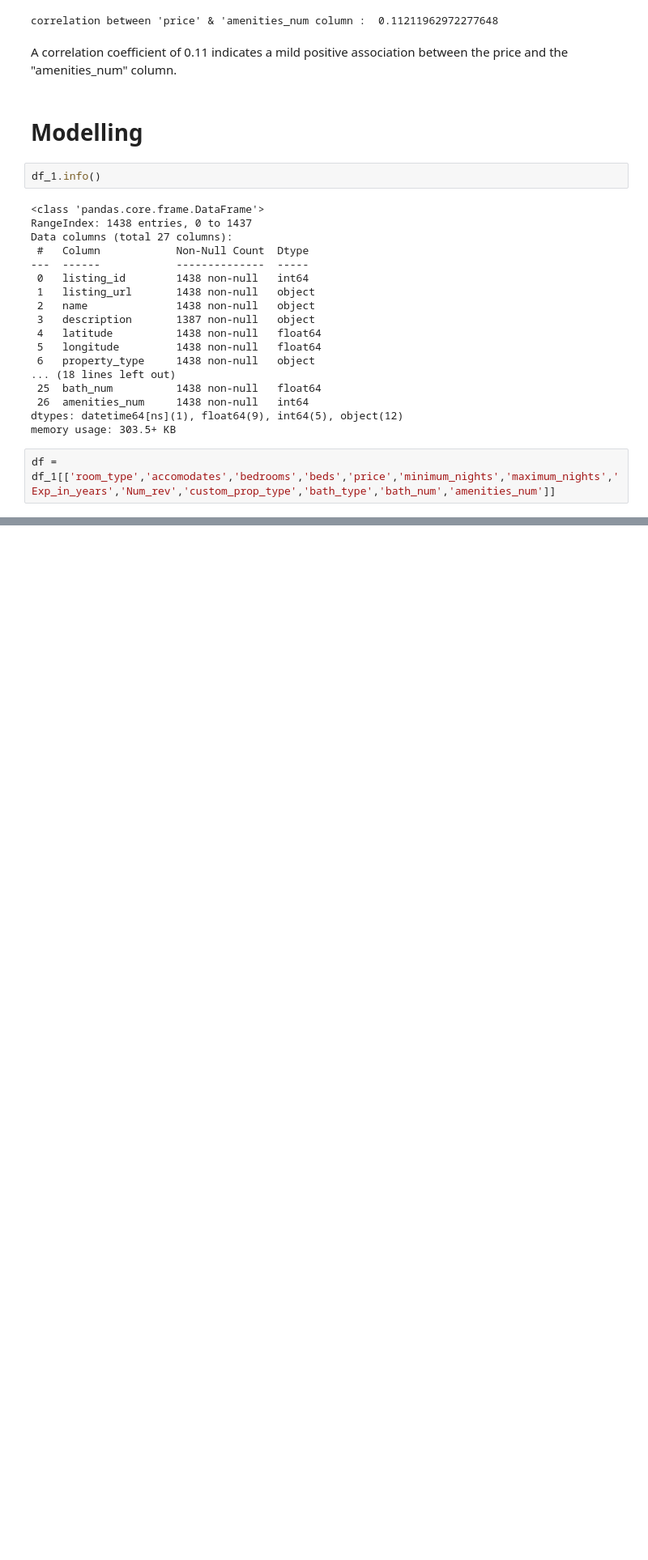
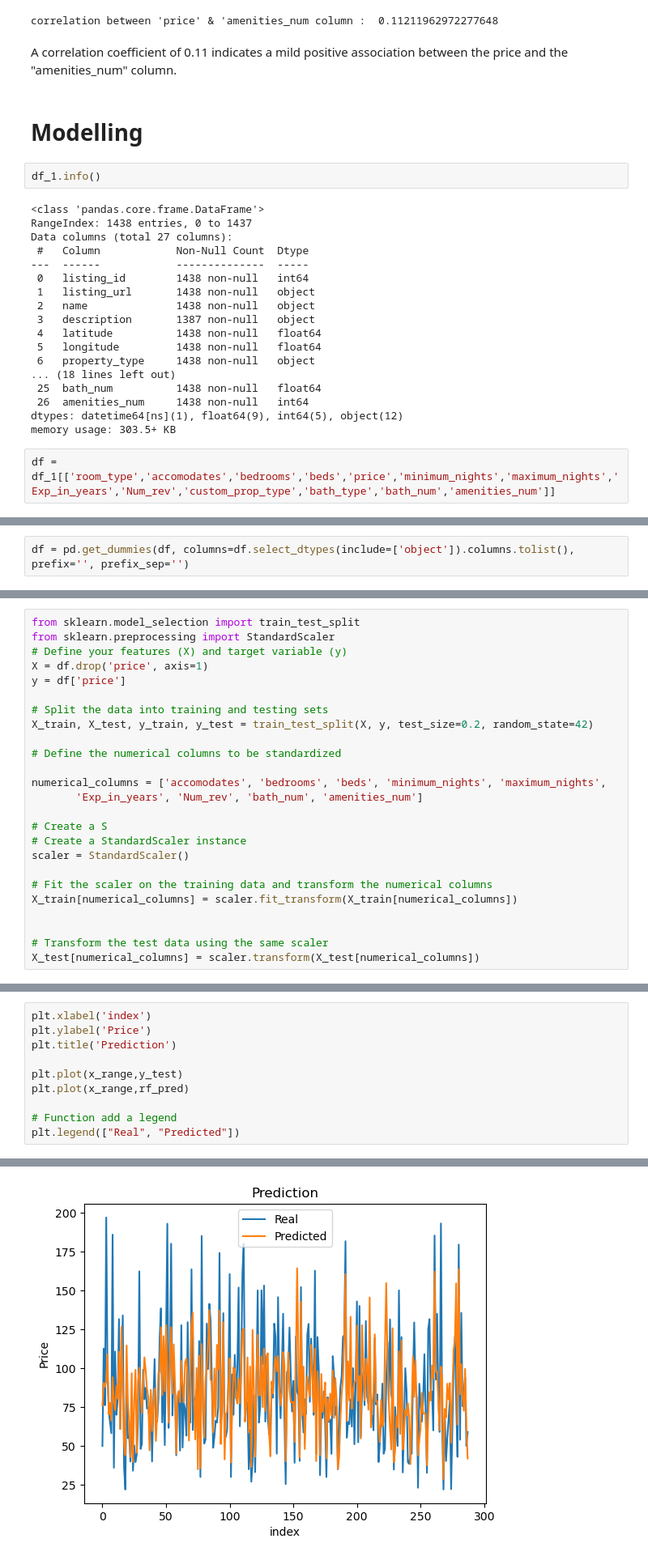
Before and after one commit to paarth28/Airbnb_CapStone, a Jupyter notebook: Airbnb Listings Price Prediction.ipynb, the cells around one changed output, grey strips where cells are left out. Shown at 81% size. Cells and saved outputs as stored; diff of their text form; blank space fills up the shorter version.

```diff
--- a/Airbnb Listings Price Prediction.ipynb
+++ b/Airbnb Listings Price Prediction.ipynb
@@ -792,3 +792,5 @@ df.head()
 | 2 | Entire home/apt | 4 | 2.0 | 2.0 | 150.000000 | 2.000000 | 1125.0 | 13 | ... |
 | 3 | Entire home/apt | 5 | 1.0 | 3.0 | 85.000000 | 1.000000 | 50.0 | 13 | ... |
 | 4 | Private room | 2 | 1.0 | 1.0 | 16.000000 | 14.000000 | 365.0 | 13 | ... |
+# %%
+df = pd.get_dummies(df, columns=df.select_dtypes(include=['object']).columns.tolist(), prefix='', prefix_sep='')
@@ -794,0 +813,25 @@ df.head()
+# %%
+from sklearn.model_selection import train_test_split
+from sklearn.preprocessing import StandardScaler
+# Define your features (X) and target variable (y)
+X = df.drop('price', axis=1)
+y = df['price']
+
+# Split the data into training and testing sets
+X_train, X_test, y_train, y_test = train_test_split(X, y, test_size=0.2, random_state=42)
+
+# Define the numerical columns to be standardized
+
+numerical_columns = ['accomodates', 'bedrooms', 'beds', 'minimum_nights', 'maximum_nights',
+       'Exp_in_years', 'Num_rev', 'bath_num', 'amenities_num']
+
+# Create a S
+# Create a StandardScaler instance
+scaler = StandardScaler()
+
+# Fit the scaler on the training data and transform the numerical columns
+X_train[numerical_columns] = scaler.fit_transform(X_train[numerical_columns])
+
+
+# Transform the test data using the same scaler
+X_test[numerical_columns] = scaler.transform(X_test[numerical_columns])
@@ -794,0 +906,11 @@ df.head()
+# %%
+plt.xlabel('index')
+plt.ylabel('Price')
+plt.title('Prediction')
+
+plt.plot(x_range,y_test)
+plt.plot(x_range,rf_pred)
+
+# Function add a legend
+plt.legend(["Real", "Predicted"])
+# %% [output]
@@ -794,0 +918 @@ df.head()
+[figure, added]
```
Also changed, not shown: parts of 9 cells of this notebook.
